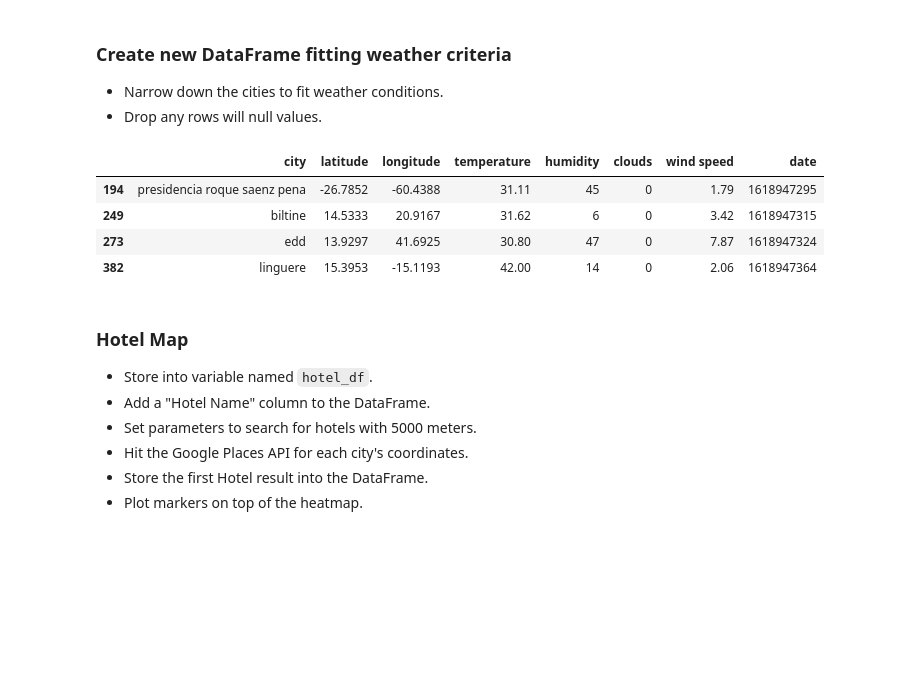
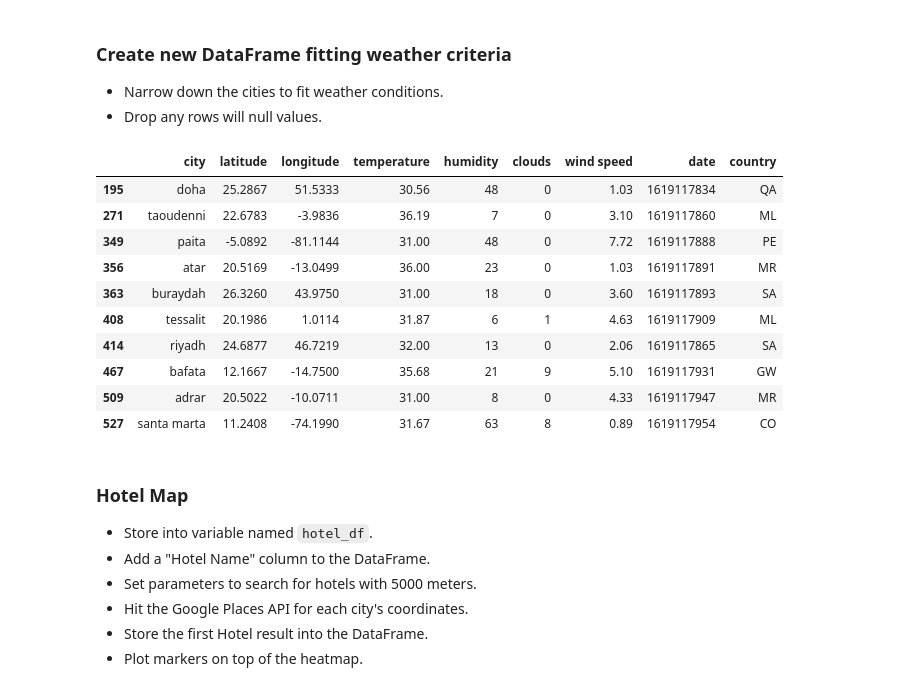
Before and after one commit to AnneNiemiec/Python-API, a Jupyter notebook: Weather_py/VacationPy.ipynb, the cells around one changed output. Cells and saved outputs as stored; diff of their text form; code cells hidden in the pictures; blank space fills up the shorter version.

Commit message:
Modified df to include country

```diff
--- a/Weather_py/VacationPy.ipynb
+++ b/Weather_py/VacationPy.ipynb
@@ -108,19 +106,25 @@ fig
 * Narrow down the cities to fit weather conditions.
 * Drop any rows will null values.
 # %%
-# Narrow down the DataFrame to find your ideal weather condition. For example:
+# Narrow down the DataFrame to find your ideal weather condition.
 #   * A max temperature lower than 80 degrees but higher than 30.
-#   * Wind speed less than 10 mph.
-#   * Zero cloudiness.
+#   * Wind speed less than 30 mph.
+#   * Cloudiness 10
 
-Ideal_weather=cities_loop_pd.loc[(cities_loop_pd['temperature'] < 80) & (cities_loop_pd['temperature'] > 30) & (cities_loop_pd['wind speed'] < 10) & (cities_loop_pd['clouds'] == 0)]
+Ideal_weather=cities_loop_pd.loc[(cities_loop_pd['temperature'] < 80) & (cities_loop_pd['temperature'] > 30) & (cities_loop_pd['wind speed'] < 30) & (cities_loop_pd['clouds'] <10)]
 Ideal_weather
 # %% [output]
-|  | city | latitude | longitude | temperature | humidity | clouds | wind speed | date |
-| 194 | presidencia roque saenz pena | -26.7852 | -60.4388 | 31.11 | 45 | 0 | 1.79 | 1618947295 |
-| 249 | biltine | 14.5333 | 20.9167 | 31.62 | 6 | 0 | 3.42 | 1618947315 |
-| 273 | edd | 13.9297 | 41.6925 | 30.80 | 47 | 0 | 7.87 | 1618947324 |
-| 382 | linguere | 15.3953 | -15.1193 | 42.00 | 14 | 0 | 2.06 | 1618947364 |
+|  | city | latitude | longitude | temperature | humidity | clouds | wind speed | date | country |
+| 195 | doha | 25.2867 | 51.5333 | 30.56 | 48 | 0 | 1.03 | 1619117834 | QA |
+| 271 | taoudenni | 22.6783 | -3.9836 | 36.19 | 7 | 0 | 3.10 | 1619117860 | ML |
+| 349 | paita | -5.0892 | -81.1144 | 31.00 | 48 | 0 | 7.72 | 1619117888 | PE |
+| 356 | atar | 20.5169 | -13.0499 | 36.00 | 23 | 0 | 1.03 | 1619117891 | MR |
+| 363 | buraydah | 26.3260 | 43.9750 | 31.00 | 18 | 0 | 3.60 | 1619117893 | SA |
+| 408 | tessalit | 20.1986 | 1.0114 | 31.87 | 6 | 1 | 4.63 | 1619117909 | ML |
+| 414 | riyadh | 24.6877 | 46.7219 | 32.00 | 13 | 0 | 2.06 | 1619117865 | SA |
+| 467 | bafata | 12.1667 | -14.7500 | 35.68 | 21 | 9 | 5.10 | 1619117931 | GW |
+| 509 | adrar | 20.5022 | -10.0711 | 31.00 | 8 | 0 | 4.33 | 1619117947 | MR |
+| 527 | santa marta | 11.2408 | -74.1990 | 31.67 | 63 | 8 | 0.89 | 1619117954 | CO |
 # %% [markdown]
 ### Hotel Map
 * Store into variable named `hotel_df`.
```
Also changed, not shown: parts of 8 cells of this notebook, 10 other files.
